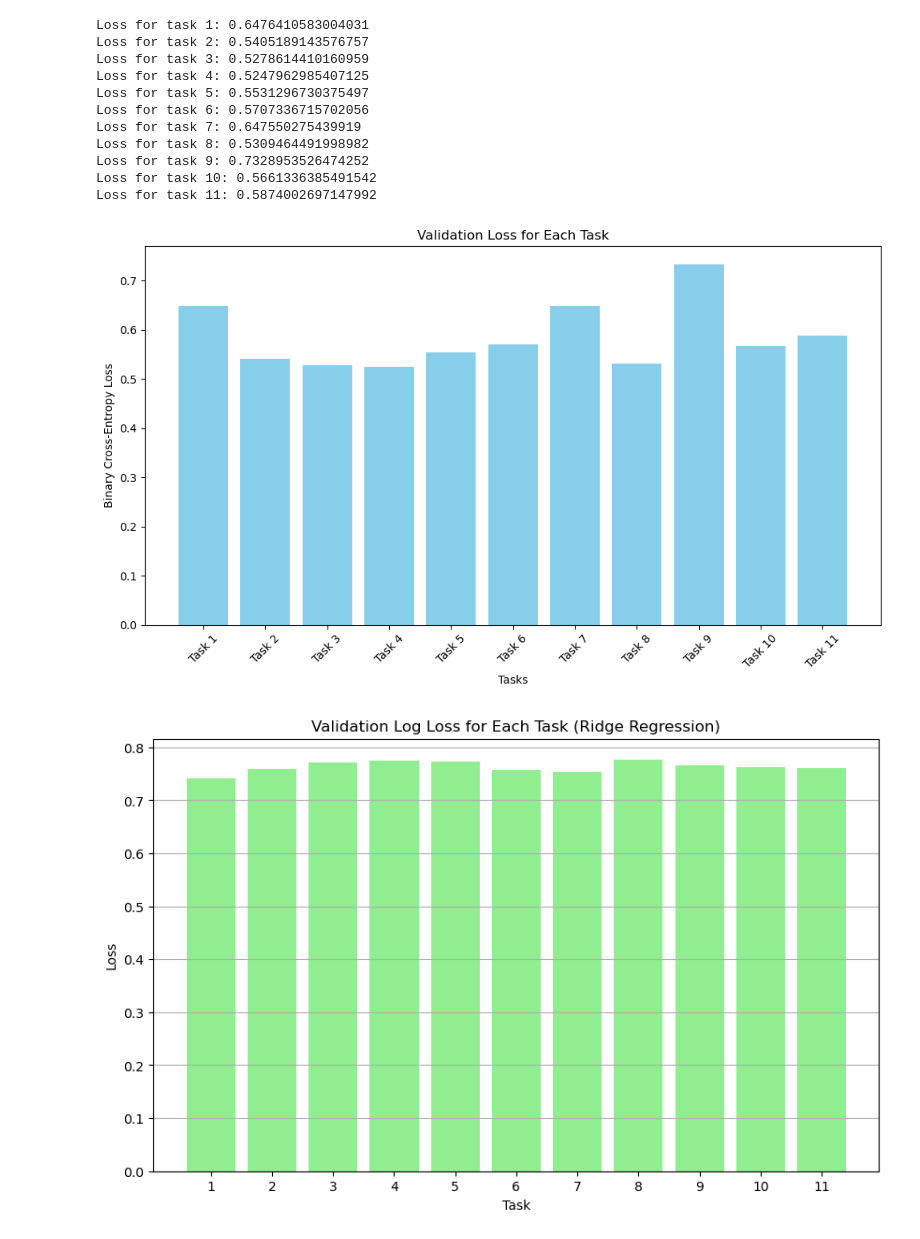
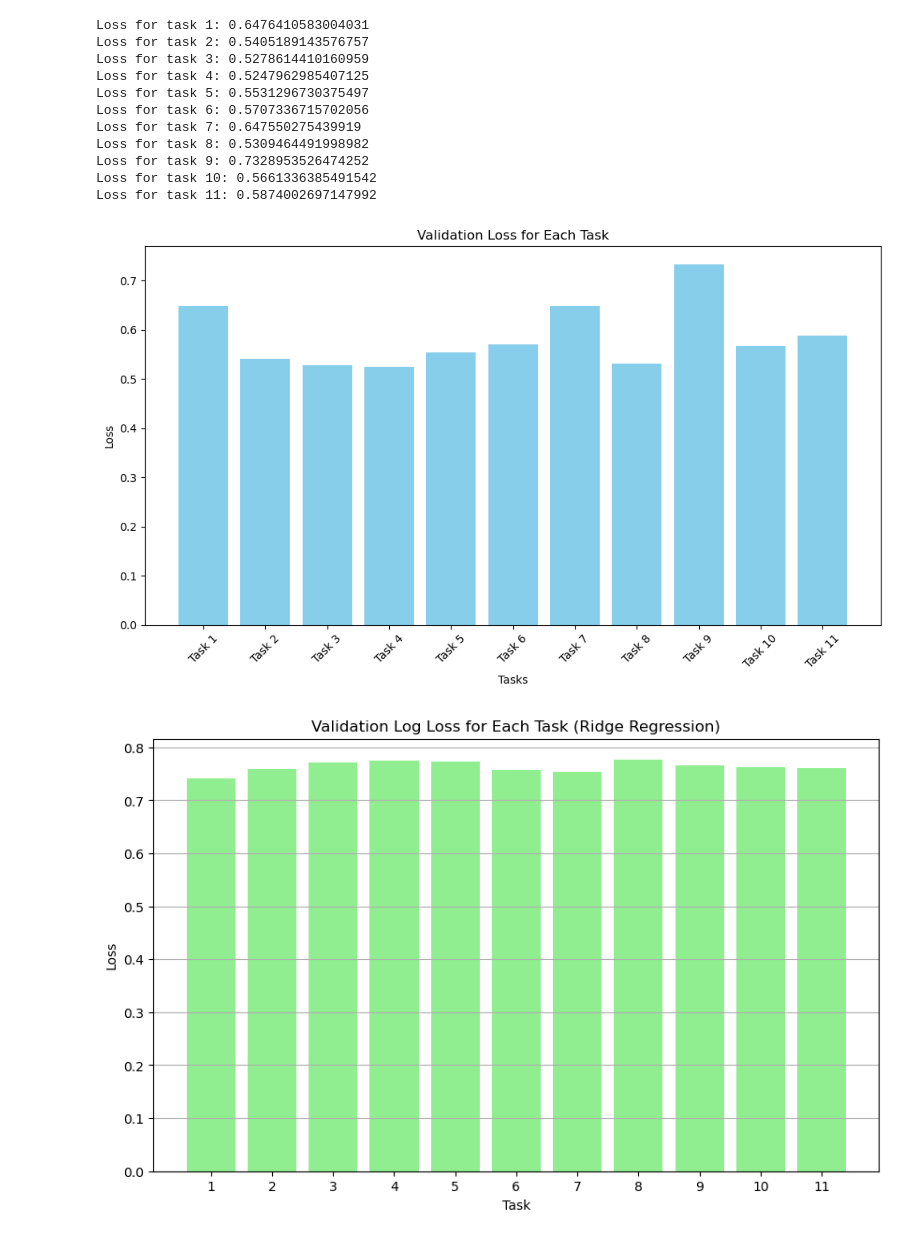
Before and after one commit to John728/COMP9417-Group-Project, a Jupyter notebook: naive/naive.ipynb, the cells around one changed output. Cells and saved outputs as stored; diff of their text form; code cells hidden in the pictures.

```diff
--- a/naive/naive.ipynb
+++ b/naive/naive.ipynb
@@ -22,35 +22,35 @@ for i in range(y_train.shape[1]):
     model.fit(X_train_part, y_train_part[:, i])
     models.append(model)
     y_pred = model.predict_proba(X_val)[:, 1]
     loss = log_loss(y_val[:, i], y_pred)
     val_losses.append(loss)
     print(f"Loss for task {i+1}: {loss}")
 
 y_test_pred = models[0].predict_proba(X_test)[:, 1]
 
 tasks = [f'Task {i+1}' for i in range(len(val_losses))]
 
 plt.figure(figsize=(10, 6))
 plt.bar(tasks, val_losses, color='skyblue')
 plt.xlabel('Tasks')
-plt.ylabel('Binary Cross-Entropy Loss')
+plt.ylabel('Loss')
 plt.title('Validation Loss for Each Task')
 plt.xticks(rotation=45)
 plt.tight_layout()
 plt.show()
 # %% [output]
 Loss for task 1: 0.6476410583004031
 Loss for task 2: 0.5405189143576757
 Loss for task 3: 0.5278614410160959
 Loss for task 4: 0.5247962985407125
 Loss for task 5: 0.5531296730375497
 Loss for task 6: 0.5707336715702056
 Loss for task 7: 0.647550275439919
 Loss for task 8: 0.5309464491998982
 Loss for task 9: 0.7328953526474252
 Loss for task 10: 0.5661336385491542
 Loss for task 11: 0.5874002697147992
-[figure, old version]
+[figure, new version]
 # %%
 # Ridge
 from sklearn.linear_model import Ridge
```
